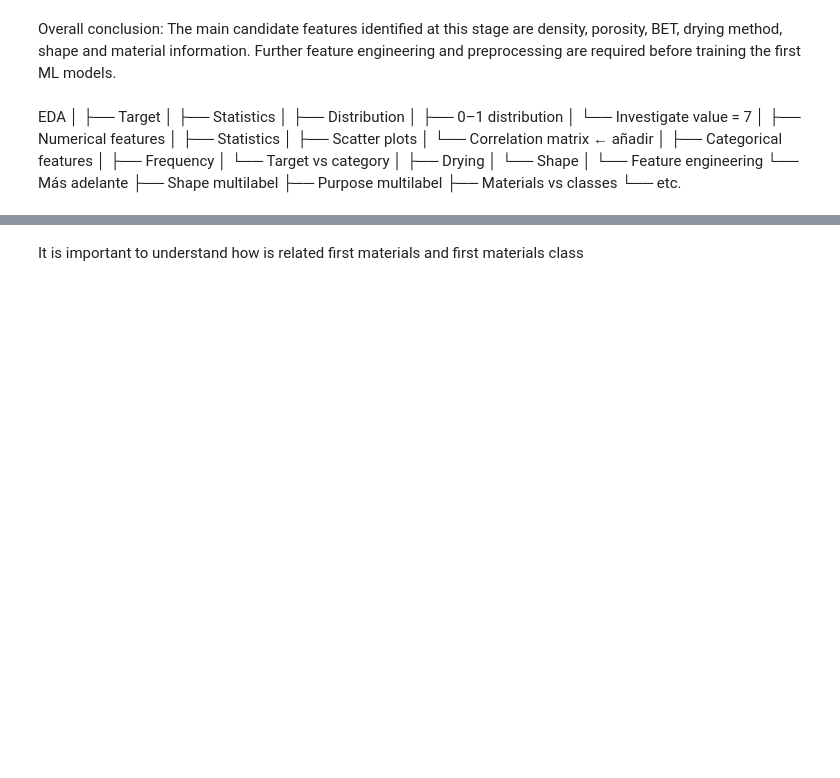
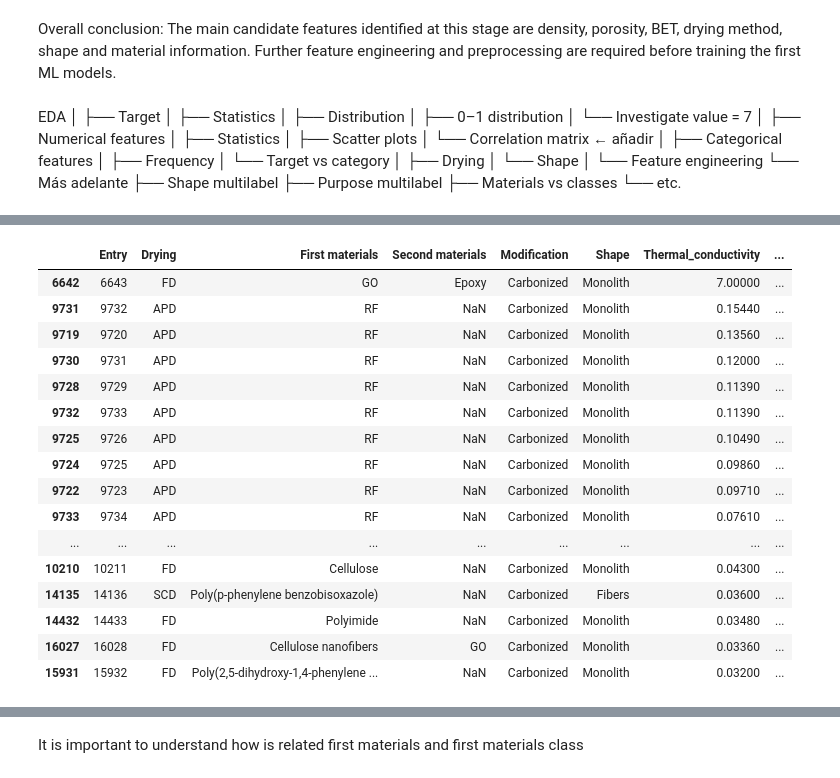
Before and after one commit to paulagirones/Aerogels_thermal_conductivity, a Jupyter notebook: aerogels_thermal_conductivity_ml.ipynb, the cells around one changed output, grey strips where cells are left out. Saved outputs shown, nothing was run; the diff lists cells and outputs as text; code cells hidden in the pictures; blank space fills up the shorter version.

```diff
--- a/aerogels_thermal_conductivity_ml.ipynb
+++ b/aerogels_thermal_conductivity_ml.ipynb
@@ -635,0 +668,40 @@ pd.crosstab(
+# %%
+carbonized = df[
+    df['Modification'].str.contains('Carbonized', case=False, na=False)
+].sort_values('Thermal_conductivity', ascending=False)
+
+display(
+    carbonized[
+        [
+            'Entry',
+            'Drying',
+            'First materials',
+            'Second materials',
+            'Modification',
+            'Shape',
+            'Thermal_conductivity',
+            'Thermal method',
+            'Thermal method detail',
+            'Density',
+            'Purpose'
+        ]
+    ]
+)
+# %% [output]
+|  | Entry | Drying | First materials | Second materials | Modification | Shape | Thermal_conductivity | ... |
+| 6642 | 6643 | FD | GO | Epoxy | Carbonized | Monolith | 7.00000 | ... |
+| 9731 | 9732 | APD | RF | NaN | Carbonized | Monolith | 0.15440 | ... |
+| 9719 | 9720 | APD | RF | NaN | Carbonized | Monolith | 0.13560 | ... |
+| 9730 | 9731 | APD | RF | NaN | Carbonized | Monolith | 0.12000 | ... |
+| 9728 | 9729 | APD | RF | NaN | Carbonized | Monolith | 0.11390 | ... |
+| 9732 | 9733 | APD | RF | NaN | Carbonized | Monolith | 0.11390 | ... |
+| 9725 | 9726 | APD | RF | NaN | Carbonized | Monolith | 0.10490 | ... |
+| 9724 | 9725 | APD | RF | NaN | Carbonized | Monolith | 0.09860 | ... |
+| 9722 | 9723 | APD | RF | NaN | Carbonized | Monolith | 0.09710 | ... |
+| 9733 | 9734 | APD | RF | NaN | Carbonized | Monolith | 0.07610 | ... |
+| ... | ... | ... | ... | ... | ... | ... | ... | ... |
+| 10210 | 10211 | FD | Cellulose | NaN | Carbonized | Monolith | 0.04300 | ... |
+| 14135 | 14136 | SCD | Poly(p-phenylene benzobisoxazole) | NaN | Carbonized | Fibers | 0.03600 | ... |
+| 14432 | 14433 | FD | Polyimide | NaN | Carbonized | Monolith | 0.03480 | ... |
+| 16027 | 16028 | FD | Cellulose nanofibers | GO | Carbonized | Monolith | 0.03360 | ... |
+| 15931 | 15932 | FD | Poly(2,5-dihydroxy-1,4-phenylene ... | NaN | Carbonized | Monolith | 0.03200 | ... |
```
Also changed, not shown: parts of 15 cells of this notebook.
